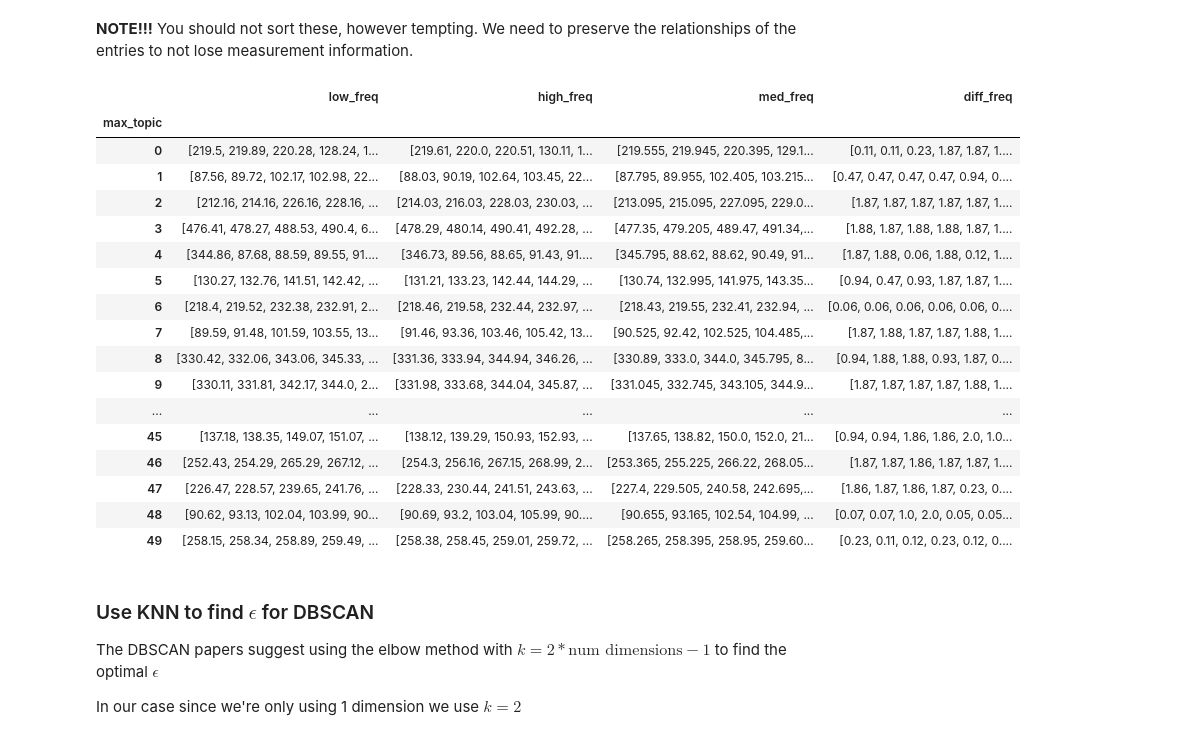
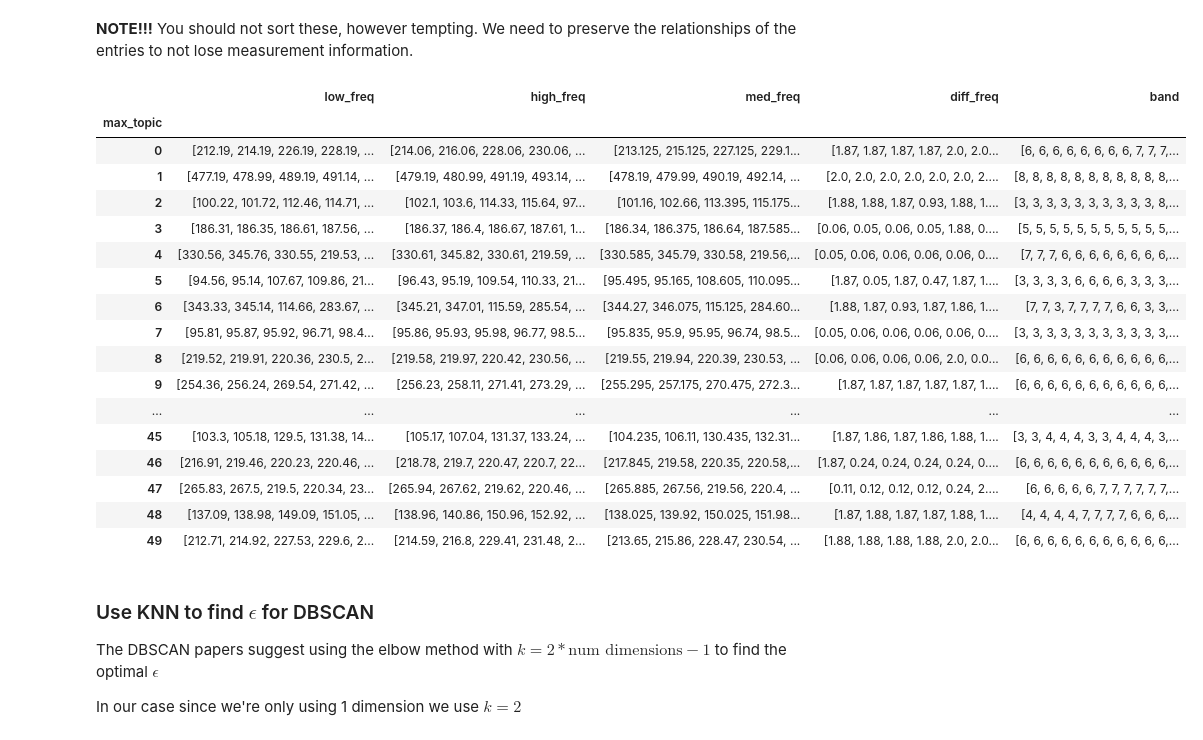
Before and after one commit to rlipps/NRAO_Capstone, a Jupyter notebook: model_notebooks/LDA_DBSCAN.ipynb, the cells around one changed output. Cells and saved outputs as stored; diff of their text form; code cells hidden in the pictures.

```diff
--- a/model_notebooks/LDA_DBSCAN.ipynb
+++ b/model_notebooks/LDA_DBSCAN.ipynb
@@ -49,4 +49,4 @@ project_measurements.head()
 outliers = project_measurements[project_measurements.measurement_count > 26.5]
 # %%
 measurements = measurements.loc[~measurements.index.isin(outliers.index)]
-line_projects = line_projects.loc[~line_projects.index.isin(outliers.index)]
+projects = projects.loc[~projects.index.isin(outliers.index)]
@@ -52,0 +55,4 @@ line_projects = line_projects.loc[~line_projects.index.isin(outliers.index)]
+# %%
+measurements['band'] = pd.to_numeric(measurements['band'], errors='coerce', downcast='integer')
+valid_band_values = set(range(1, 11))
+measurements = measurements[measurements['band'].isin(valid_band_values)] # Removing any rows with incorrect band formatting
@@ -53,7 +61,9 @@ line_projects = line_projects.loc[~line_projects.index.isin(outliers.index)]
+# %%
+projects = projects.loc[measurements.index.unique()]
 # %% [markdown]
 ## Train-test split
 # %%
-train_texts, test_texts = train_test_split(line_projects.lemmatized_no_sw_text, random_state=SEED)
+train_texts, test_texts = train_test_split(projects.lemmatized_no_sw_text, random_state=SEED)
 # %%
 print(f'Number of train texts:{len(list(train_texts))}')
 print(f'Number of test texts:{len(list(test_texts))}')
@@ -272,32 +282,33 @@ You should not sort these, however tempting. We need to preserve the relationshi
 # %%
 train_topic_freqs = measurements.loc[train_texts.index]\
     .groupby('max_topic')\
     .agg({
         'low_freq': lambda x: round(x, 4).tolist(),
         'high_freq': lambda x: round(x, 4).tolist(),
         'med_freq': lambda x: round(x, 4).tolist(),
-        'diff_freq': lambda x: round(x, 4).tolist()
+        'diff_freq': lambda x: round(x, 4).tolist(),
+        'band': lambda x: x.astype('int64').tolist()
     })
 train_topic_freqs
 # %% [output]
-|  | low_freq | high_freq | med_freq | diff_freq |
-| max_topic |  |  |  |  |
-| 0 | [219.5, 219.89, 220.28, 128.24, 1... | [219.61, 220.0, 220.51, 130.11, 1... | [219.555, 219.945, 220.395, 129.1... | [0.11, 0.11, 0.23, 1.87, 1.87, 1.... |
-| 1 | [87.56, 89.72, 102.17, 102.98, 22... | [88.03, 90.19, 102.64, 103.45, 22... | [87.795, 89.955, 102.405, 103.215... | [0.47, 0.47, 0.47, 0.47, 0.94, 0.... |
-| 2 | [212.16, 214.16, 226.16, 228.16, ... | [214.03, 216.03, 228.03, 230.03, ... | [213.095, 215.095, 227.095, 229.0... | [1.87, 1.87, 1.87, 1.87, 1.87, 1.... |
-| 3 | [476.41, 478.27, 488.53, 490.4, 6... | [478.29, 480.14, 490.41, 492.28, ... | [477.35, 479.205, 489.47, 491.34,... | [1.88, 1.87, 1.88, 1.88, 1.87, 1.... |
-| 4 | [344.86, 87.68, 88.59, 89.55, 91.... | [346.73, 89.56, 88.65, 91.43, 91.... | [345.795, 88.62, 88.62, 90.49, 91... | [1.87, 1.88, 0.06, 1.88, 0.12, 1.... |
-| 5 | [130.27, 132.76, 141.51, 142.42, ... | [131.21, 133.23, 142.44, 144.29, ... | [130.74, 132.995, 141.975, 143.35... | [0.94, 0.47, 0.93, 1.87, 1.87, 1.... |
-| 6 | [218.4, 219.52, 232.38, 232.91, 2... | [218.46, 219.58, 232.44, 232.97, ... | [218.43, 219.55, 232.41, 232.94, ... | [0.06, 0.06, 0.06, 0.06, 0.06, 0.... |
-| 7 | [89.59, 91.48, 101.59, 103.55, 13... | [91.46, 93.36, 103.46, 105.42, 13... | [90.525, 92.42, 102.525, 104.485,... | [1.87, 1.88, 1.87, 1.87, 1.88, 1.... |
-| 8 | [330.42, 332.06, 343.06, 345.33, ... | [331.36, 333.94, 344.94, 346.26, ... | [330.89, 333.0, 344.0, 345.795, 8... | [0.94, 1.88, 1.88, 0.93, 1.87, 0.... |
-| 9 | [330.11, 331.81, 342.17, 344.0, 2... | [331.98, 333.68, 344.04, 345.87, ... | [331.045, 332.745, 343.105, 344.9... | [1.87, 1.87, 1.87, 1.87, 1.88, 1.... |
-| ... | ... | ... | ... | ... |
-| 45 | [137.18, 138.35, 149.07, 151.07, ... | [138.12, 139.29, 150.93, 152.93, ... | [137.65, 138.82, 150.0, 152.0, 21... | [0.94, 0.94, 1.86, 1.86, 2.0, 1.0... |
-| 46 | [252.43, 254.29, 265.29, 267.12, ... | [254.3, 256.16, 267.15, 268.99, 2... | [253.365, 255.225, 266.22, 268.05... | [1.87, 1.87, 1.86, 1.87, 1.87, 1.... |
-| 47 | [226.47, 228.57, 239.65, 241.76, ... | [228.33, 230.44, 241.51, 243.63, ... | [227.4, 229.505, 240.58, 242.695,... | [1.86, 1.87, 1.86, 1.87, 0.23, 0.... |
-| 48 | [90.62, 93.13, 102.04, 103.99, 90... | [90.69, 93.2, 103.04, 105.99, 90.... | [90.655, 93.165, 102.54, 104.99, ... | [0.07, 0.07, 1.0, 2.0, 0.05, 0.05... |
-| 49 | [258.15, 258.34, 258.89, 259.49, ... | [258.38, 258.45, 259.01, 259.72, ... | [258.265, 258.395, 258.95, 259.60... | [0.23, 0.11, 0.12, 0.23, 0.12, 0.... |
+|  | low_freq | high_freq | med_freq | diff_freq | band |
+| max_topic |  |  |  |  |  |
+| 0 | [212.19, 214.19, 226.19, 228.19, ... | [214.06, 216.06, 228.06, 230.06, ... | [213.125, 215.125, 227.125, 229.1... | [1.87, 1.87, 1.87, 1.87, 2.0, 2.0... | [6, 6, 6, 6, 6, 6, 6, 6, 7, 7, 7,... |
+| 1 | [477.19, 478.99, 489.19, 491.14, ... | [479.19, 480.99, 491.19, 493.14, ... | [478.19, 479.99, 490.19, 492.14, ... | [2.0, 2.0, 2.0, 2.0, 2.0, 2.0, 2.... | [8, 8, 8, 8, 8, 8, 8, 8, 8, 8, 8,... |
+| 2 | [100.22, 101.72, 112.46, 114.71, ... | [102.1, 103.6, 114.33, 115.64, 97... | [101.16, 102.66, 113.395, 115.175... | [1.88, 1.88, 1.87, 0.93, 1.88, 1.... | [3, 3, 3, 3, 3, 3, 3, 3, 3, 3, 8,... |
+| 3 | [186.31, 186.35, 186.61, 187.56, ... | [186.37, 186.4, 186.67, 187.61, 1... | [186.34, 186.375, 186.64, 187.585... | [0.06, 0.05, 0.06, 0.05, 1.88, 0.... | [5, 5, 5, 5, 5, 5, 5, 5, 5, 5, 5,... |
+| 4 | [330.56, 345.76, 330.55, 219.53, ... | [330.61, 345.82, 330.61, 219.59, ... | [330.585, 345.79, 330.58, 219.56,... | [0.05, 0.06, 0.06, 0.06, 0.06, 0.... | [7, 7, 7, 6, 6, 6, 6, 6, 6, 6, 6,... |
+| 5 | [94.56, 95.14, 107.67, 109.86, 21... | [96.43, 95.19, 109.54, 110.33, 21... | [95.495, 95.165, 108.605, 110.095... | [1.87, 0.05, 1.87, 0.47, 1.87, 1.... | [3, 3, 3, 3, 6, 6, 6, 6, 3, 3, 3,... |
+| 6 | [343.33, 345.14, 114.66, 283.67, ... | [345.21, 347.01, 115.59, 285.54, ... | [344.27, 346.075, 115.125, 284.60... | [1.88, 1.87, 0.93, 1.87, 1.86, 1.... | [7, 7, 3, 7, 7, 7, 7, 6, 6, 3, 3,... |
+| 7 | [95.81, 95.87, 95.92, 96.71, 98.4... | [95.86, 95.93, 95.98, 96.77, 98.5... | [95.835, 95.9, 95.95, 96.74, 98.5... | [0.05, 0.06, 0.06, 0.06, 0.06, 0.... | [3, 3, 3, 3, 3, 3, 3, 3, 3, 3, 3,... |
+| 8 | [219.52, 219.91, 220.36, 230.5, 2... | [219.58, 219.97, 220.42, 230.56, ... | [219.55, 219.94, 220.39, 230.53, ... | [0.06, 0.06, 0.06, 0.06, 2.0, 0.0... | [6, 6, 6, 6, 6, 6, 6, 6, 6, 6, 6,... |
+| 9 | [254.36, 256.24, 269.54, 271.42, ... | [256.23, 258.11, 271.41, 273.29, ... | [255.295, 257.175, 270.475, 272.3... | [1.87, 1.87, 1.87, 1.87, 1.87, 1.... | [6, 6, 6, 6, 6, 6, 6, 6, 6, 6, 6,... |
+| ... | ... | ... | ... | ... | ... |
+| 45 | [103.3, 105.18, 129.5, 131.38, 14... | [105.17, 107.04, 131.37, 133.24, ... | [104.235, 106.11, 130.435, 132.31... | [1.87, 1.86, 1.87, 1.86, 1.88, 1.... | [3, 3, 4, 4, 4, 3, 3, 4, 4, 4, 3,... |
+| 46 | [216.91, 219.46, 220.23, 220.46, ... | [218.78, 219.7, 220.47, 220.7, 22... | [217.845, 219.58, 220.35, 220.58,... | [1.87, 0.24, 0.24, 0.24, 0.24, 0.... | [6, 6, 6, 6, 6, 6, 6, 6, 6, 6, 6,... |
+| 47 | [265.83, 267.5, 219.5, 220.34, 23... | [265.94, 267.62, 219.62, 220.46, ... | [265.885, 267.56, 219.56, 220.4, ... | [0.11, 0.12, 0.12, 0.12, 0.24, 2.... | [6, 6, 6, 6, 6, 7, 7, 7, 7, 7, 7,... |
+| 48 | [137.09, 138.98, 149.09, 151.05, ... | [138.96, 140.86, 150.96, 152.92, ... | [138.025, 139.92, 150.025, 151.98... | [1.87, 1.88, 1.87, 1.87, 1.88, 1.... | [4, 4, 4, 4, 7, 7, 7, 7, 6, 6, 6,... |
+| 49 | [212.71, 214.92, 227.53, 229.6, 2... | [214.59, 216.8, 229.41, 231.48, 2... | [213.65, 215.86, 228.47, 230.54, ... | [1.88, 1.88, 1.88, 1.88, 2.0, 2.0... | [6, 6, 6, 6, 6, 6, 6, 6, 6, 6, 6,... |
 # %% [markdown]
 ### Use KNN to find $\epsilon$ for DBSCAN
 The DBSCAN papers suggest using the elbow method with $k=2*\text{num dimensions}-1$ to find the optimal $\epsilon$
```
Also changed, not shown: parts of 32 cells of this notebook, 1 other file.
